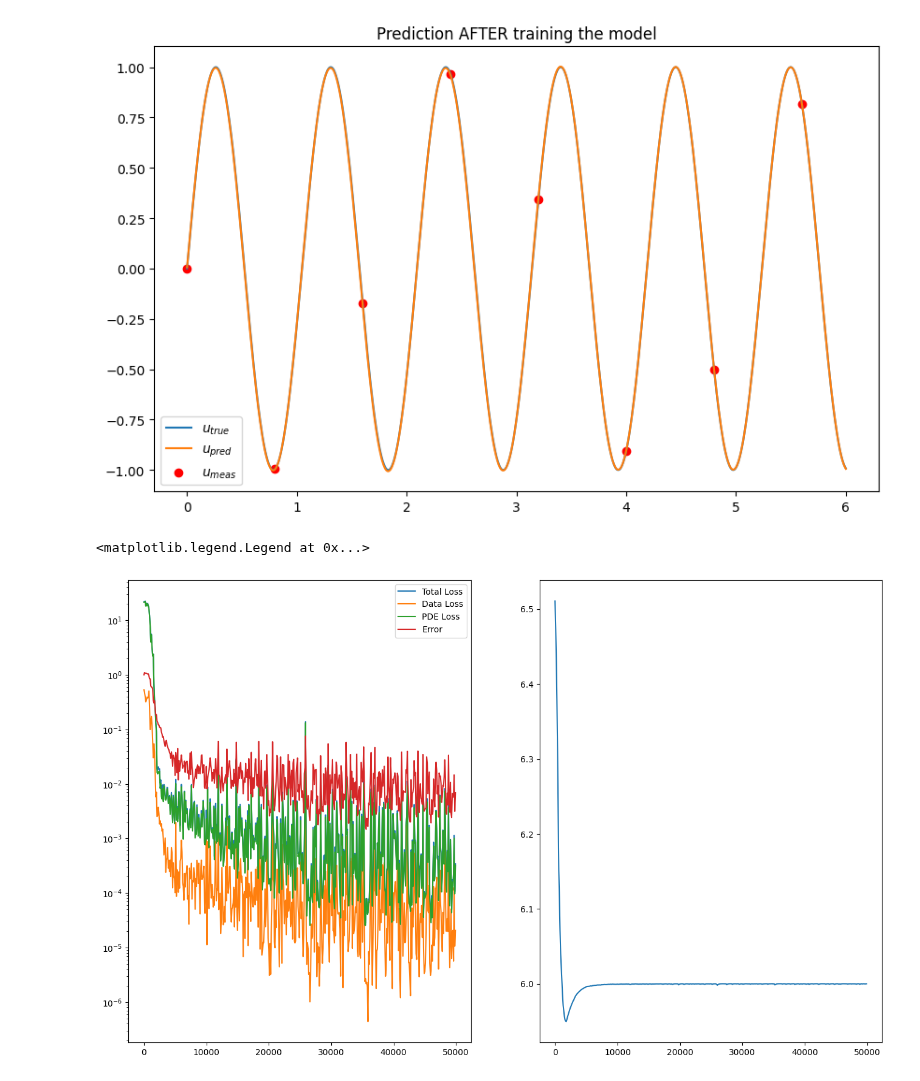
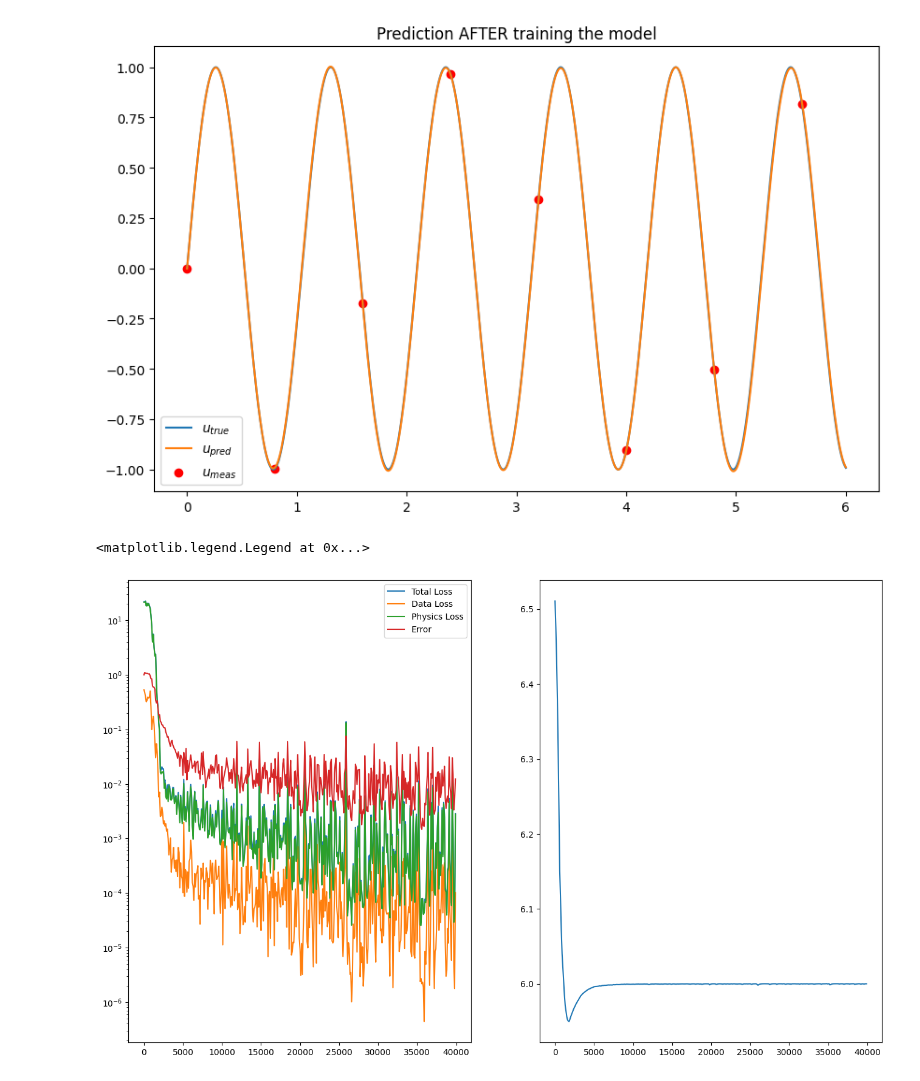
Before and after one commit to marcelogarret/projeto_mestrado, a Jupyter notebook: PINN_garret.ipynb, the cells around one changed output. Cells and saved outputs as stored; diff of their text form; code cells hidden in the pictures.

```diff
--- a/PINN_garret.ipynb
+++ b/PINN_garret.ipynb
@@ -232,7 +232,7 @@ class MlpInv1DSampler(object):
     @partial(jit, static_argnums=(0,))
     def data_generation(self, key):
         key1, key2 = random.split(key)
-        # Points for evaluating the PDE residual
+        # Points for evaluating the Physics residual
         x = random.uniform(
             key1,
             shape=(self.batch_size,),
@@ -242,7 +242,7 @@ class MlpInv1DSampler(object):
         return {
             'x': x_meas,
             'u': u_meas,
-            'x_pde': x,
+            'x_phy': x,
         }
 # %%
 rng_key, subkey = random.split(rng_key)
@@ -256,25 +256,30 @@ batch_iterator = iter(sampler)
 # Define the train step function
 @jit
 def train_step(state, batch):
-    def pde_residual_fn(params, x):
+    def phy_residual_fn(params, x):
         u_x = grad(state.apply_fn, argnums=1)(params, x)
         k = params["params"]["k"]
         res = u_x - k * jnp.cos(k * x)
         return res
+    # def phy_residual_fn(params, x): # Physics residual whitout PDE
+    #     u_phy = state.apply_fn(params, x)
+    #     k = params["params"]["k"]
+    #     res = u_phy - jnp.sin(k * x)
+    #     return res
 
     # Define the loss function
     def loss_fn(params, batch):
         u_pred = vmap(state.apply_fn, (None, 0))(params, batch['x'])
-        res_pred = vmap(pde_residual_fn, (None, 0))(params, batch['x_pde'])
+        res_pred = vmap(phy_residual_fn, (None, 0))(params, batch['x_phy'])
 
         data_loss = jnp.square(u_pred - batch['u']).mean()
-        pde_loss = jnp.square(res_pred).mean()
+        phy_loss = jnp.square(res_pred).mean()
 
         # total_loss = 20.0*data_loss + pde_loss
-        total_loss = 1.0 * data_loss + 1.0 * pde_loss
+        total_loss = 1.0 * data_loss + 1.0 * phy_loss
 
 
-        return total_loss, {'total_loss':total_loss, 'data_loss': data_loss, 'pde_loss': pde_loss}
+        return total_loss, {'total_loss':total_loss, 'data_loss': data_loss, 'phy_loss': phy_loss}
 
     # Compute the loss and its grads w.r.t. the model parameters
     (_, loss_components), grads = value_and_grad(loss_fn, has_aux=True)(state.params, batch)
@@ -290,7 +295,7 @@ def eval_step(state, batch):
 # %%
 total_loss_log = []
 data_loss_log = []
-pde_loss_log = []
+phy_loss_log = []
 epoch_log = []
 error_log = []
 k_log = []
@@ -299,7 +304,7 @@ k_log = []
 # train_batch = {'x': x_meas, 'u': u_meas, 'x_pde': jnp.linspace(xmin, xmax, 101)}
 eval_batch = {'x': x, 'u': u_true}
 
-for epoch in range(50000):
+for epoch in range(40000):
     train_batch = next(batch_iterator)
     loss, state = train_step(state, train_batch)
     if epoch%100 == 0:
@@ -308,9 +313,9 @@ for epoch in range(50000):
         epoch_log.append(epoch)
         total_loss_log.append(loss['total_loss'])
         data_loss_log.append(loss['data_loss'])
-        pde_loss_log.append(loss['pde_loss'])
+        phy_loss_log.append(loss['phy_loss'])
         error_log.append(l2_error)
         k_log.append(k)
 
-        print(f"Epoch: {epoch} -- Total Loss: {loss['total_loss']}  -- Data Loss: {loss['data_loss']} -- PDE Loss: {loss['pde_loss']} -- Error: {l2_error} -- k: {k}")
+        print(f"Epoch: {epoch} -- Total Loss: {loss['total_loss']:0.6f}  -- Data Loss: {loss['data_loss']:0.6f} -- Physics Loss: {loss['phy_loss']:0.6f} -- Error: {l2_error:0.4f} -- k: {k:0.4f}")
 # %% [output]
@@ -349,15 +354,15 @@ Text(0.5, 1.0, 'Prediction AFTER training the model')
 # %%
 fig, axs = plt.subplots(1, 2, figsize=(16, 16 / 1.618))
 
 axs[0].plot(epoch_log, total_loss_log, label="Total Loss")
 axs[0].plot(epoch_log, data_loss_log, label="Data Loss")
-axs[0].plot(epoch_log, pde_loss_log, label="PDE Loss")
+axs[0].plot(epoch_log, phy_loss_log, label="Physics Loss")
 axs[0].plot(epoch_log, error_log, label="Error")
 
 axs[1].plot(epoch_log, k_log)
 
 axs[0].set_yscale("log")
 axs[0].legend()
 # %% [output]
 <matplotlib.legend.Legend at 0x...>
-[figure, old version]
+[figure, new version]
```
Also changed, not shown: parts of 1 cell of this notebook.
